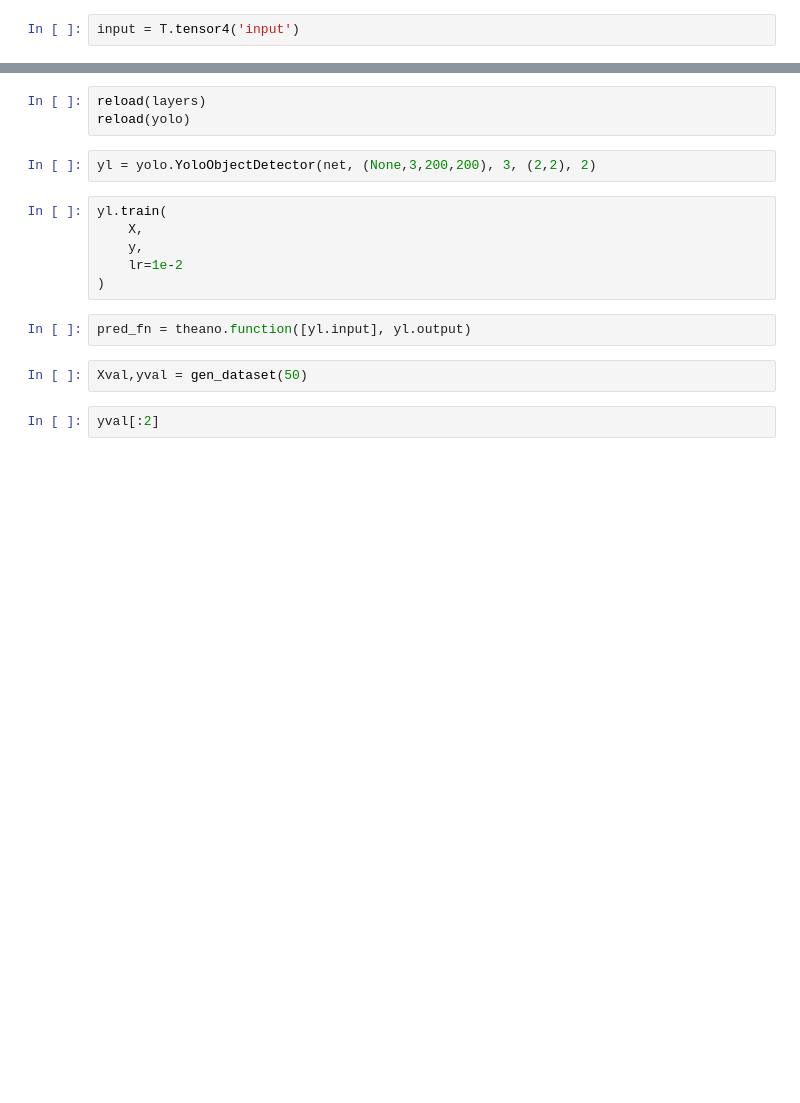
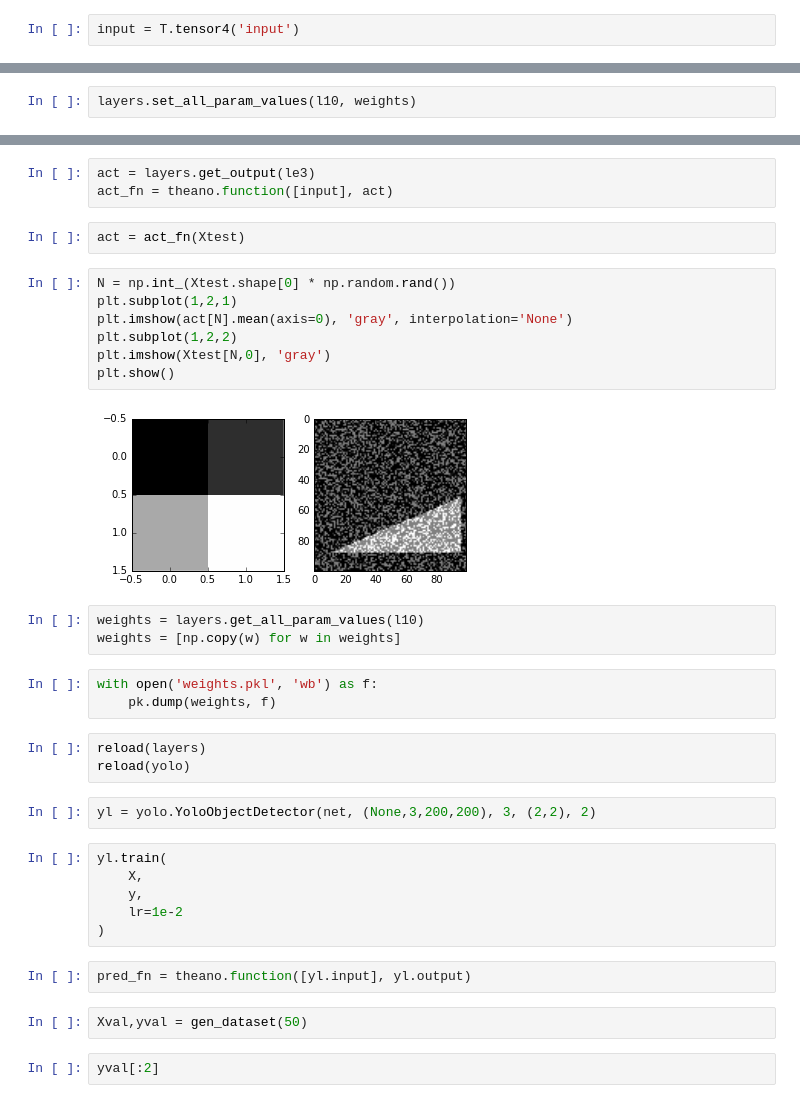
Before and after one commit to ColinGaudreau/bnr_ml, a Jupyter notebook: objectdetect/notebooks/test_using_lasagne.ipynb, the cells around one changed output, grey strips where cells are left out. Drawn from its saved outputs; the diff is of its cells as text; blank space fills up the shorter version.

```diff
--- a/objectdetect/notebooks/test_using_lasagne.ipynb
+++ b/objectdetect/notebooks/test_using_lasagne.ipynb
@@ -154,3 +160,5 @@ l9 = layers.DenseLayer(
     2,
     nonlinearity=lasagne.nonlinearities.softmax
 )
+# %%
+layers.set_all_param_values(l10, weights)
@@ -209,3 +272,23 @@ Training error: 0.6896, Test eror: 0.6473
+# %%
+act = layers.get_output(le3)
+act_fn = theano.function([input], act)
+# %%
+act = act_fn(Xtest)
+# %%
+N = np.int_(Xtest.shape[0] * np.random.rand())
+plt.subplot(1,2,1)
+plt.imshow(act[N].mean(axis=0), 'gray', interpolation='None')
+plt.subplot(1,2,2)
+plt.imshow(Xtest[N,0], 'gray')
+plt.show()
+# %% [output]
+[figure, added]
+# %%
+weights = layers.get_all_param_values(l10)
+weights = [np.copy(w) for w in weights]
+# %%
+with open('weights.pkl', 'wb') as f:
+    pk.dump(weights, f)
 # %%
 reload(layers)
 reload(yolo)
```
Also changed, not shown: parts of 15 cells of this notebook.
